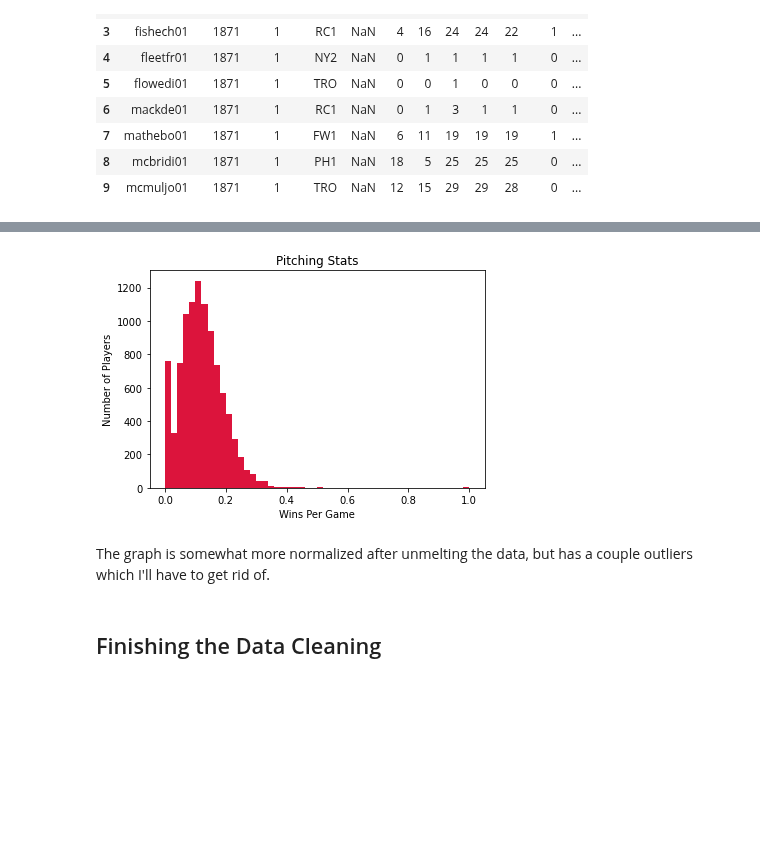
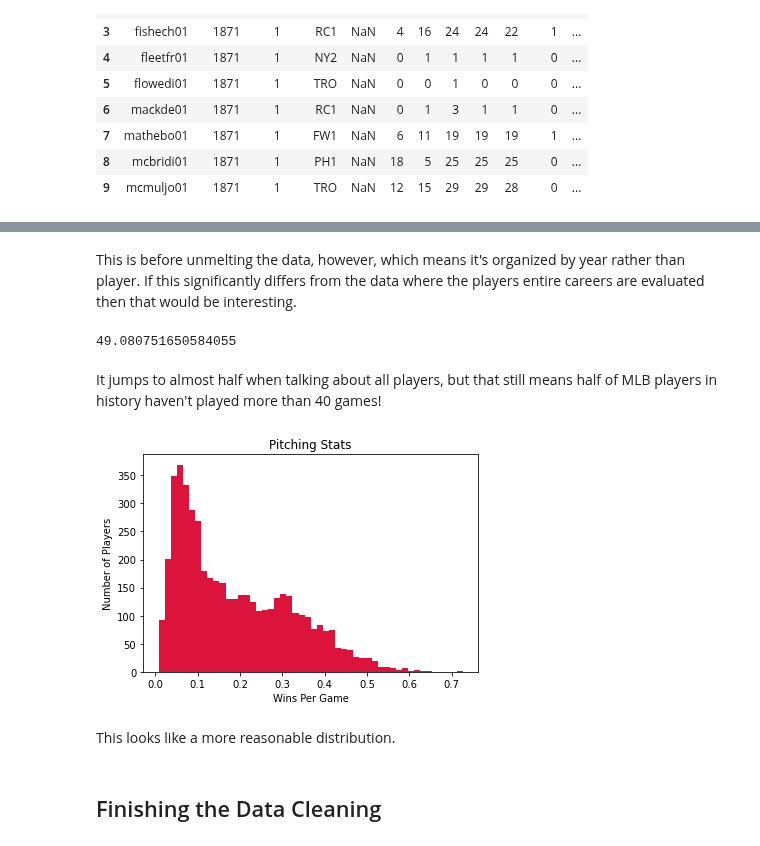
Before and after one commit to aradaha/Baseball-Stats-Project, a Jupyter notebook: Capstone.ipynb, the cells around one changed output, grey strips where cells are left out. Saved outputs shown, nothing was run; the diff lists cells and outputs as text; code cells hidden in the pictures; blank space fills up the shorter version.

```diff
--- a/Capstone.ipynb
+++ b/Capstone.ipynb
@@ -530,0 +492,16 @@ for Toe in list(range(len(Toes))):
+# %%
+# Renaming columns
+for x in list(range(len(Holler))):
+    Holler[x].rename(columns = {'stat':LetGo[x]}, inplace = True)
+# %%
+# Making new categories from the data with this function.
+def Divide(df, col1, col2, precision=4):
+    stat = []
+    for x in df.index.to_list():
+        A = float(df[col1][x])
+        B = float(df[col2][x])
+        try:
+            stat.append(round((A/B), precision))
+        except:
+            stat.append(0.000)
+    return stat
@@ -531,13 +530,36 @@ for Toe in list(range(len(Toes))):
+# %% [markdown]
+This is before unmelting the data, however, which means it's organized by year rather than player. If this significantly differs from the data where the players entire careers are evaluated then that would be interesting.
+# %%
+# Making a dataframe to merge others to
+PitcherStats = DataFrame(Eeny['playerID'])
+# Then merging the rest into it
+for column in list(range(len(LetGo))):
+    PitcherStats = PitcherStats.merge(Holler[column], how='left', on="playerID")
 # %%
 # Here I'm merging the main stats for pitchers only
 PitcherStats = PitcherStats.merge(df, how='left', on="playerID")
+# %%
+P3 = PitcherStats.copy()
+P3['winsPerGame'] = Divide(P3, 'wins', 'games')
+P3['strikeoutsPerBatter'] = Divide(P3, 'strikeOuts', 'battersFaced')
+P3['hitsPerBatter'] = Divide(P3, 'hits', 'battersFaced')
+P3['winsPerGame'] = P3['winsPerGame'].where(P3['games'] >= 40, 0.000)
+P3['strikeoutsPerBatter'] = P3['strikeoutsPerBatter'].where(P3['games'] >= 40, 0.000)
+P3['hitsPerBatter'] = P3['hitsPerBatter'].where(P3['games'] >= 40, 0.000)
+PitchZero = P3[P3['winsPerGame'] == 0.0000].index
+P3.drop(PitchZero, inplace = True)
+100*(P3.shape[0]/PitcherStats.shape[0])
+# %% [output]
+49.080751650584055
+# %% [markdown]
+It jumps to almost half when talking about all players, but that still means half of MLB players in history haven't played more than 40 games!
 # %%
-toplot(PitcherStats, 'winsPerGame', 50, "Pitching Stats",
+toplot(P3, 'winsPerGame', 50, "Pitching Stats",
         "Wins Per Game", "Number of Players", "hist", "crimson")
 # %% [output]
-[figure, old version]
+[figure, new version]
-# %% [markdown]
-The graph is somewhat more normalized after unmelting the data, but has a couple outliers which I'll have to get rid of.
+# %% [markdown]
+This looks like a more reasonable distribution.
 # %% [markdown]
 ## Finishing the Data Cleaning
 # %%
```
Also changed, not shown: parts of 81 cells of this notebook, 5 other files.
